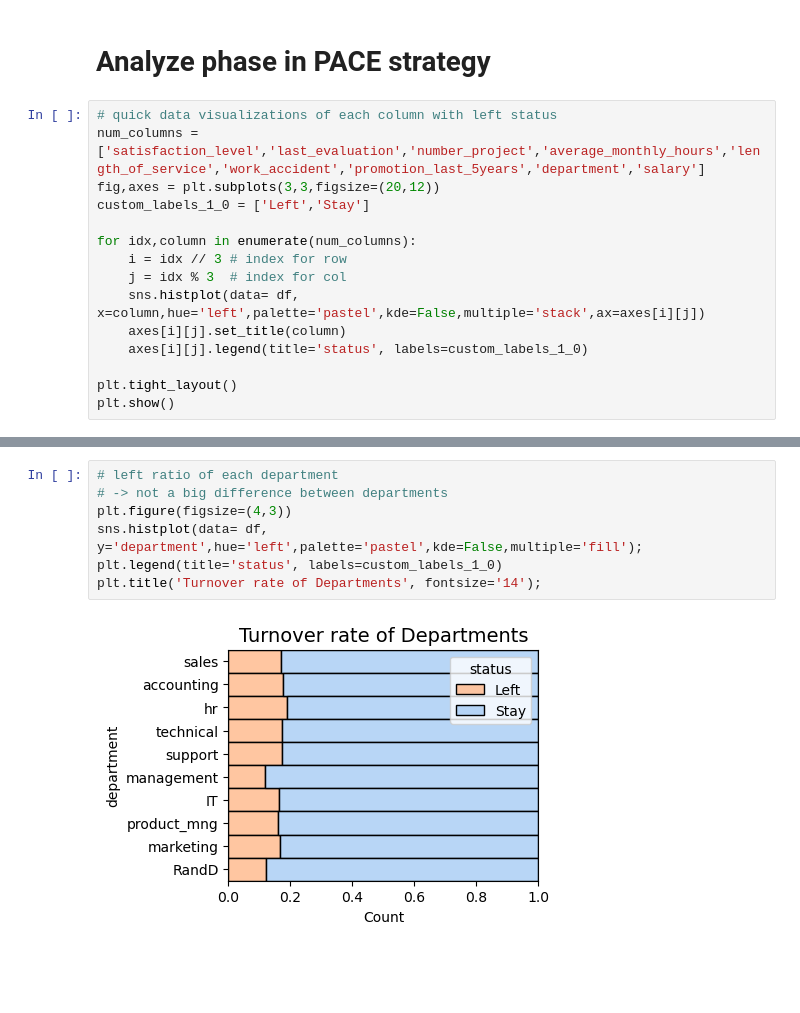
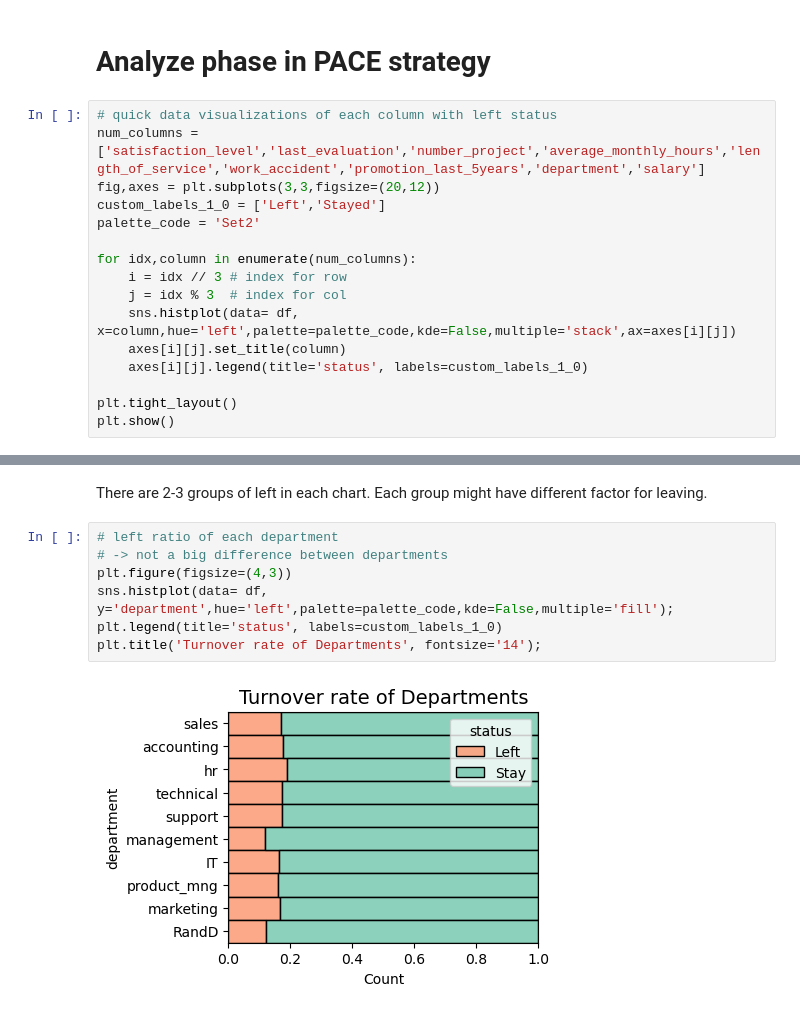
Before and after one commit to Risa10000/Portfolio, a Jupyter notebook: Prediction_of_turnover.ipynb, the cells around one changed output, grey strips where cells are left out. Drawn from its saved outputs; the diff is of its cells as text; blank space fills up the shorter version.

```diff
--- a/Prediction_of_turnover.ipynb
+++ b/Prediction_of_turnover.ipynb
@@ -239,12 +245,13 @@ No outliers need to remove
 # quick data visualizations of each column with left status
 num_columns =['satisfaction_level','last_evaluation','number_project','average_monthly_hours','length_of_service','work_accident','promotion_last_5years','department','salary']
 fig,axes = plt.subplots(3,3,figsize=(20,12))
-custom_labels_1_0 = ['Left','Stay']
+custom_labels_1_0 = ['Left','Stayed']
+palette_code = 'Set2'
 
 for idx,column in enumerate(num_columns):
     i = idx // 3 # index for row
     j = idx % 3  # index for col
-    sns.histplot(data= df, x=column,hue='left',palette='pastel',kde=False,multiple='stack',ax=axes[i][j])
+    sns.histplot(data= df, x=column,hue='left',palette=palette_code,kde=False,multiple='stack',ax=axes[i][j])
     axes[i][j].set_title(column)
     axes[i][j].legend(title='status', labels=custom_labels_1_0)
 
@@ -255,12 +262,14 @@ plt.show()
+# %% [markdown]
+There are 2-3 groups of left in each chart. Each group might have different factor for leaving.
 # %%
 # left ratio of each department
 # -> not a big difference between departments
 plt.figure(figsize=(4,3))
-sns.histplot(data= df, y='department',hue='left',palette='pastel',kde=False,multiple='fill');
+sns.histplot(data= df, y='department',hue='left',palette=palette_code,kde=False,multiple='fill');
 plt.legend(title='status', labels=custom_labels_1_0)
 plt.title('Turnover rate of Departments', fontsize='14');
 # %% [output]
-[figure, old version]
+[figure, new version]
 # %%
 # number_project and average_monthly_hours
 # -> Many projects leads long working hours and leaving
```
Also changed, not shown: parts of 72 cells of this notebook, 5 other files.
